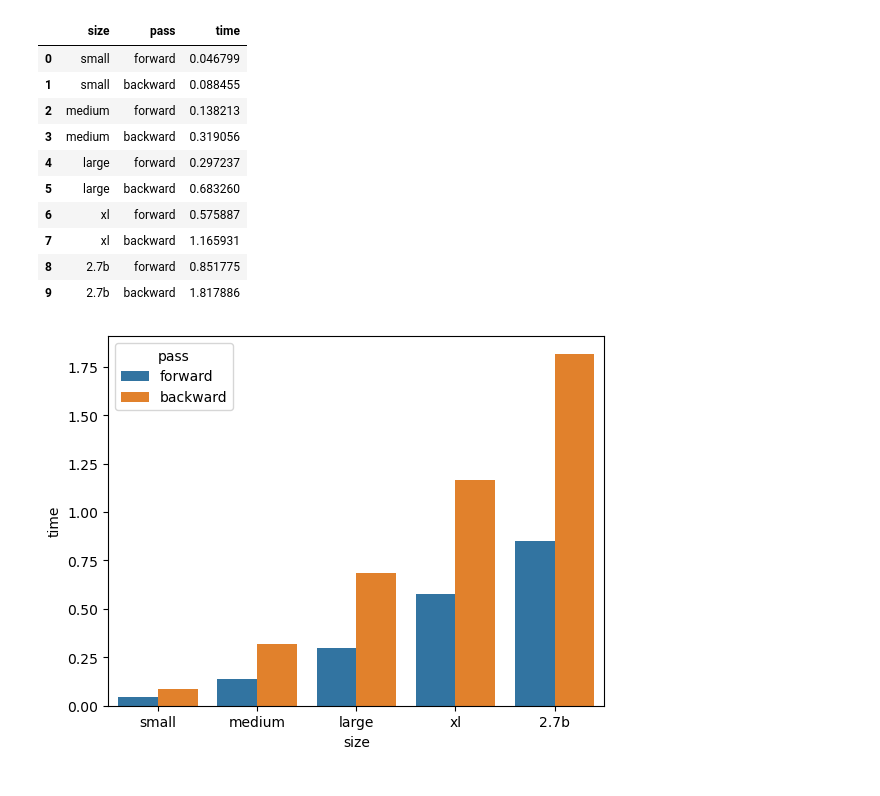
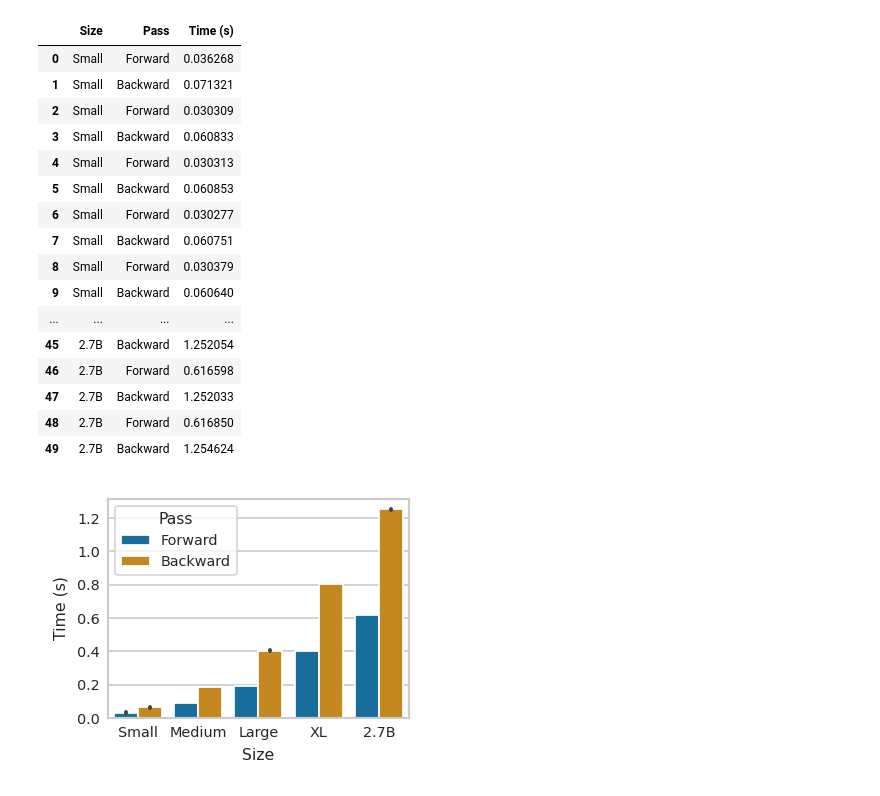
Before and after one commit to rishabh-ranjan/cs336-a2, a Jupyter notebook: cs336-systems/expt/benchmark.ipynb, the cells around one changed output. Drawn from its saved outputs; the diff is of its cells as text; code cells hidden in the pictures.

```diff
--- a/cs336-systems/expt/benchmark.ipynb
+++ b/cs336-systems/expt/benchmark.ipynb
@@ -12,0 +118,8 @@ import benchmark
+# %%
+df = []
+for size, (fw_time, bw_time) in out.items():
+    for i in range(len(fw_time)):
+        df.append({"Size": size, "Pass": "Forward", "Time (s)": fw_time[i].item()})
+        df.append({"Size": size, "Pass": "Backward", "Time (s)": bw_time[i].item()})
+df = pd.DataFrame(df)
+df
@@ -13,11 +153,11 @@ import benchmark
 # %%
 out = {}
 for size, d_model, d_ff, num_layers, num_heads in [
-    ("small", 768, 3072, 12, 12),
-    ("medium", 1024, 4096, 24, 16),
-    ("large", 1280, 5120, 36, 20),
-    ("xl", 1600, 6400, 48, 25),
-    ("2.7b", 2560, 10240, 32, 32),
+    ("Small", 768, 3072, 12, 12),
+    ("Medium", 1024, 4096, 24, 16),
+    ("Large", 1280, 5120, 36, 20),
+    ("XL", 1600, 6400, 48, 25),
+    ("2.7B", 2560, 10240, 32, 32),
 ]:
     fw_time, bw_time = benchmark.main(
         SimpleNamespace(
@@ -55,0 +196,5 @@ Std:    3.74e-03
+# %%
+for size, (fw_time, bw_time) in out.items():
+    print(f"=== {size} ===")
+    print(f"  Forward:  {fw_time}")
+    print(f"  Backward: {bw_time}")
@@ -56,26 +217,33 @@ Std:    3.74e-03
 # %%
 df = []
 for size, (fw_time, bw_time) in out.items():
-    df.append({"size": size, "pass": "forward", "time": fw_time.mean().item()})
-    df.append({"size": size, "pass": "backward", "time": bw_time.mean().item()})
+    for i in range(len(fw_time)):
+        df.append({"Size": size, "Pass": "Forward", "Time (s)": fw_time[i].item()})
+        df.append({"Size": size, "Pass": "Backward", "Time (s)": bw_time[i].item()})
 df = pd.DataFrame(df)
 df
 # %% [output]
-|  | size | pass | time |
-| 0 | small | forward | 0.046799 |
-| 1 | small | backward | 0.088455 |
-| 2 | medium | forward | 0.138213 |
-| 3 | medium | backward | 0.319056 |
-| 4 | large | forward | 0.297237 |
-| 5 | large | backward | 0.683260 |
-| 6 | xl | forward | 0.575887 |
-| 7 | xl | backward | 1.165931 |
-| 8 | 2.7b | forward | 0.851775 |
-| 9 | 2.7b | backward | 1.817886 |
+|  | Size | Pass | Time (s) |
+| 0 | Small | Forward | 0.036268 |
+| 1 | Small | Backward | 0.071321 |
+| 2 | Small | Forward | 0.030309 |
+| 3 | Small | Backward | 0.060833 |
+| 4 | Small | Forward | 0.030313 |
+| 5 | Small | Backward | 0.060853 |
+| 6 | Small | Forward | 0.030277 |
+| 7 | Small | Backward | 0.060751 |
+| 8 | Small | Forward | 0.030379 |
+| 9 | Small | Backward | 0.060640 |
+| ... | ... | ... | ... |
+| 45 | 2.7B | Backward | 1.252054 |
+| 46 | 2.7B | Forward | 0.616598 |
+| 47 | 2.7B | Backward | 1.252033 |
+| 48 | 2.7B | Forward | 0.616850 |
+| 49 | 2.7B | Backward | 1.254624 |
 # %%
-# TODO: add error bar
-fig, ax = plt.subplots()
-sns.barplot(ax=ax, data=df, x="size", y="time", hue="pass")
+fig, ax = plt.subplots(figsize=(0.45 * LINE, 0.33 * LINE))
+sns.barplot(ax=ax, data=df, x="Size", y="Time (s)", hue="Pass", errorbar="sd")
+fig.savefig("fig/benchmark_warmup.pdf", bbox_inches="tight")
 fig.show()
 # %% [output]
-[figure, old version]
+[figure, new version]
```
Also changed, not shown: parts of 12 cells of this notebook, 8 other files.
